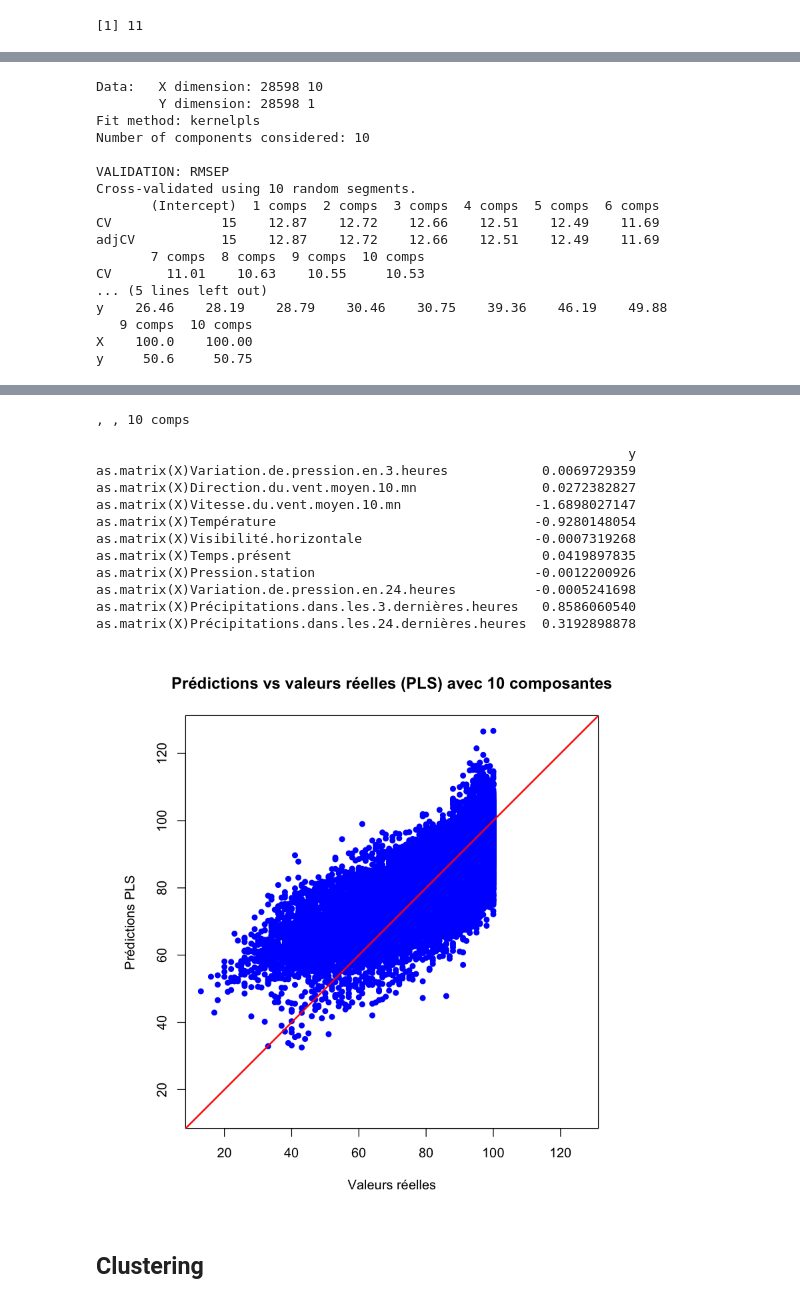
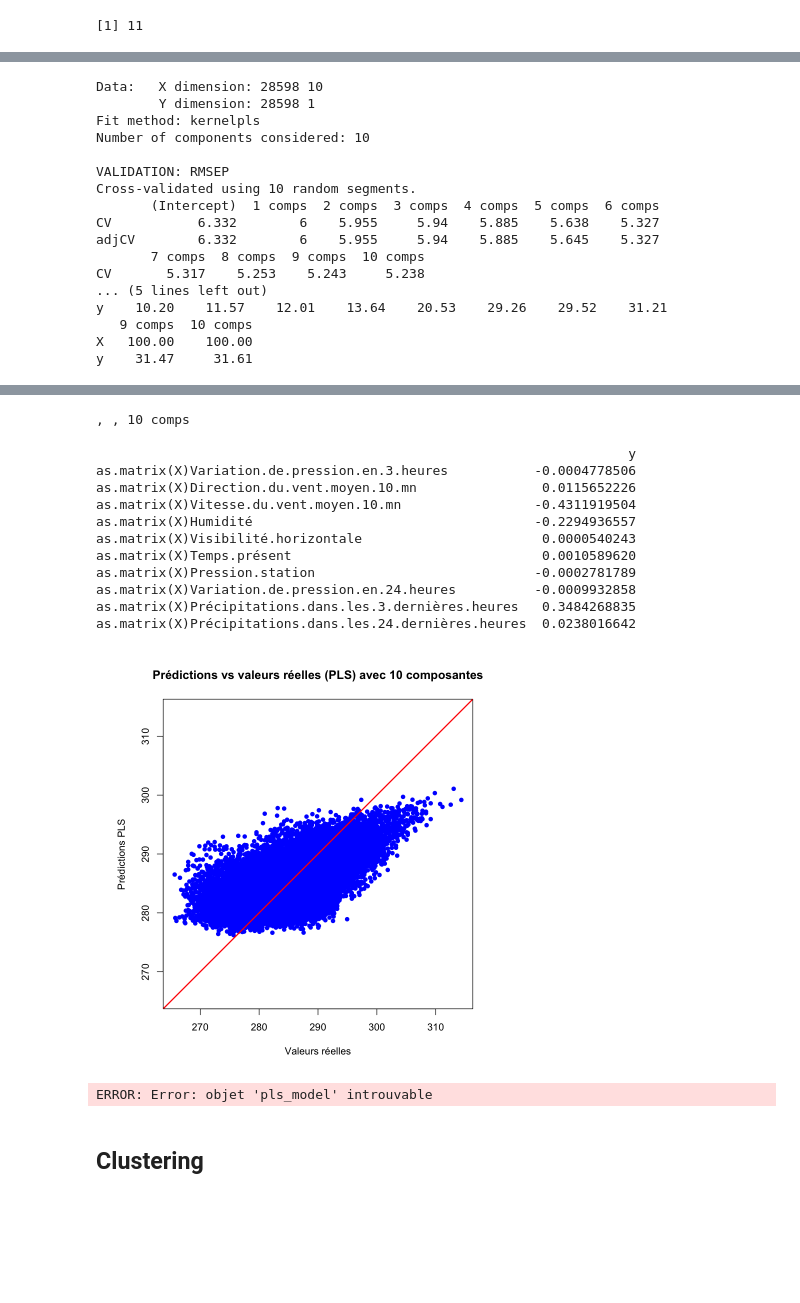
Before and after one commit to lauraachoquett/stats_BE_Bobbia, a Jupyter notebook: dummy/paul_notebook.ipynb, the cells around one changed output, grey strips where cells are left out. Saved outputs shown, nothing was run; the diff lists cells and outputs as text; code cells hidden in the pictures; blank space fills up the shorter version.

```diff
--- a/dummy/paul_notebook.ipynb
+++ b/dummy/paul_notebook.ipynb
@@ -256,7 +256,7 @@ Author(s):
 
 
 # Utiliser le nom exact de la variable cible
-target_var <- "Humidité"
+target_var <- "Température"
 
 
 # Créer un data.frame avec toutes les variables nécessaires
@@ -308,12 +308,12 @@ Number of components considered: 10
 VALIDATION: RMSEP
 Cross-validated using 10 random segments.
        (Intercept)  1 comps  2 comps  3 comps  4 comps  5 comps  6 comps
-CV              15    12.87    12.72    12.66    12.51    12.49    11.69
-adjCV           15    12.87    12.72    12.66    12.51    12.49    11.69
+CV           6.332        6    5.955     5.94    5.885    5.638    5.327
+adjCV        6.332        6    5.955     5.94    5.885    5.645    5.327
        7 comps  8 comps  9 comps  10 comps
-CV       11.01    10.63    10.55     10.53
+CV       5.317    5.253    5.243     5.238
 ... (5 lines left out)
-y    26.46    28.19    28.79    30.46    30.75    39.36    46.19    49.88
+y    10.20    11.57    12.01    13.64    20.53    29.26    29.52    31.21
    9 comps  10 comps
-X    100.0    100.00
-y     50.6     50.75
+X   100.00    100.00
+y    31.47     31.61
@@ -321,17 +321,17 @@ y     50.6     50.75
 , , 10 comps
 
                                                                     y
-as.matrix(X)Variation.de.pression.en.3.heures            0.0069729359
-as.matrix(X)Direction.du.vent.moyen.10.mn                0.0272382827
-as.matrix(X)Vitesse.du.vent.moyen.10.mn                 -1.6898027147
-as.matrix(X)Température                                 -0.9280148054
-as.matrix(X)Visibilité.horizontale                      -0.0007319268
-as.matrix(X)Temps.présent                                0.0419897835
-as.matrix(X)Pression.station                            -0.0012200926
-as.matrix(X)Variation.de.pression.en.24.heures          -0.0005241698
-as.matrix(X)Précipitations.dans.les.3.dernières.heures   0.8586060540
-as.matrix(X)Précipitations.dans.les.24.dernières.heures  0.3192898878
+as.matrix(X)Variation.de.pression.en.3.heures           -0.0004778506
+as.matrix(X)Direction.du.vent.moyen.10.mn                0.0115652226
+as.matrix(X)Vitesse.du.vent.moyen.10.mn                 -0.4311919504
+as.matrix(X)Humidité                                    -0.2294936557
+as.matrix(X)Visibilité.horizontale                       0.0000540243
+as.matrix(X)Temps.présent                                0.0010589620
+as.matrix(X)Pression.station                            -0.0002781789
+as.matrix(X)Variation.de.pression.en.24.heures          -0.0009932858
+as.matrix(X)Précipitations.dans.les.3.dernières.heures   0.3484268835
+as.matrix(X)Précipitations.dans.les.24.dernières.heures  0.0238016642
-[figure, old version]
+[figure, new version]
 # %%
 # Récupérer les loadings (combinaisons linéaires) des composantes PLS
 loadings_pls <- loadings(pls_model)
@@ -365,5 +365,7 @@ for (i in 1:min(ncomp)) {
 # # Exemple : afficher la première composante pour les 10 premières observations
 # cat("Première composante pour les 10 premières observations:\n")
 # print(scores_pls[1:10, 1])
+# %% [output]
+ERROR: Error: objet 'pls_model' introuvable
 # %% [markdown]
 ## Clustering
```
Also changed, not shown: parts of 3 cells of this notebook.
